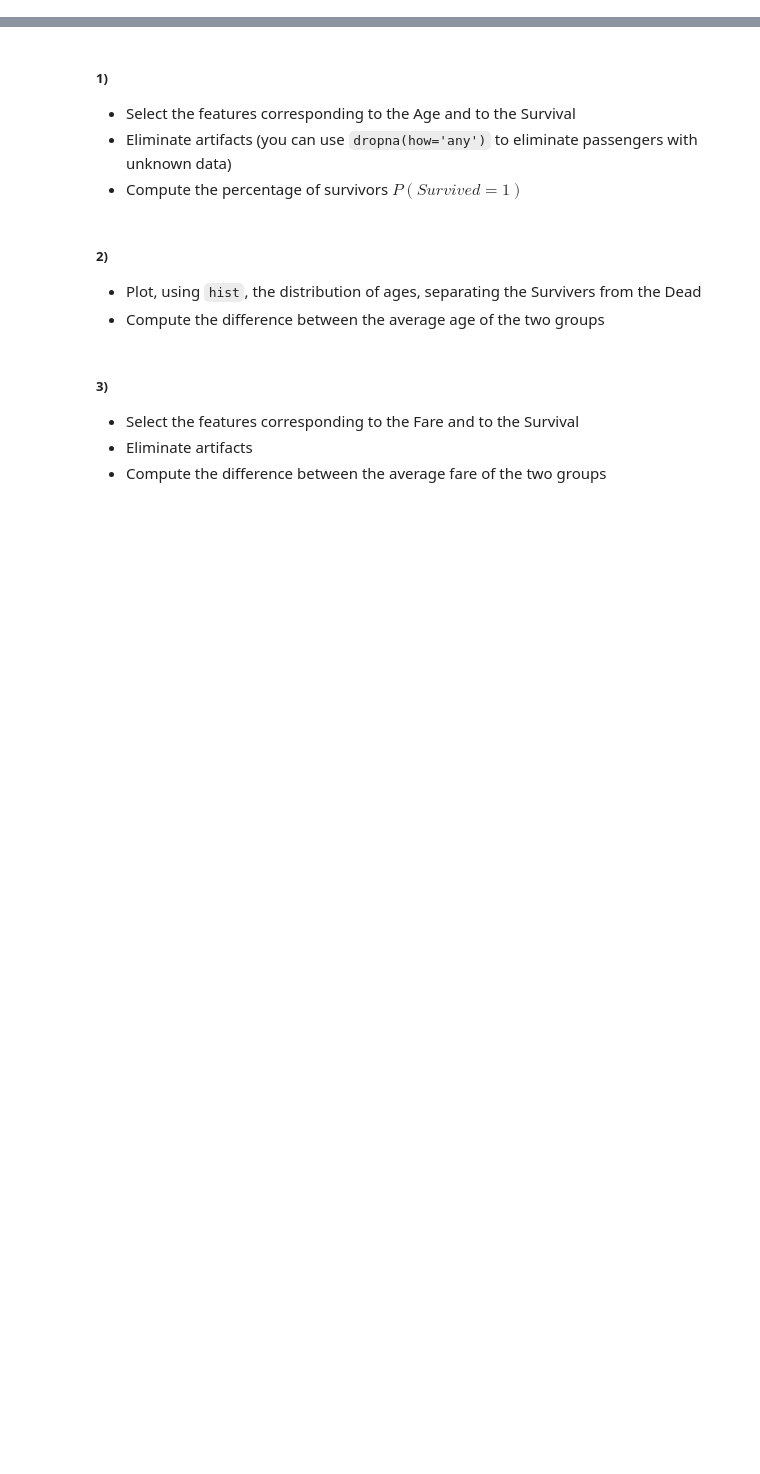
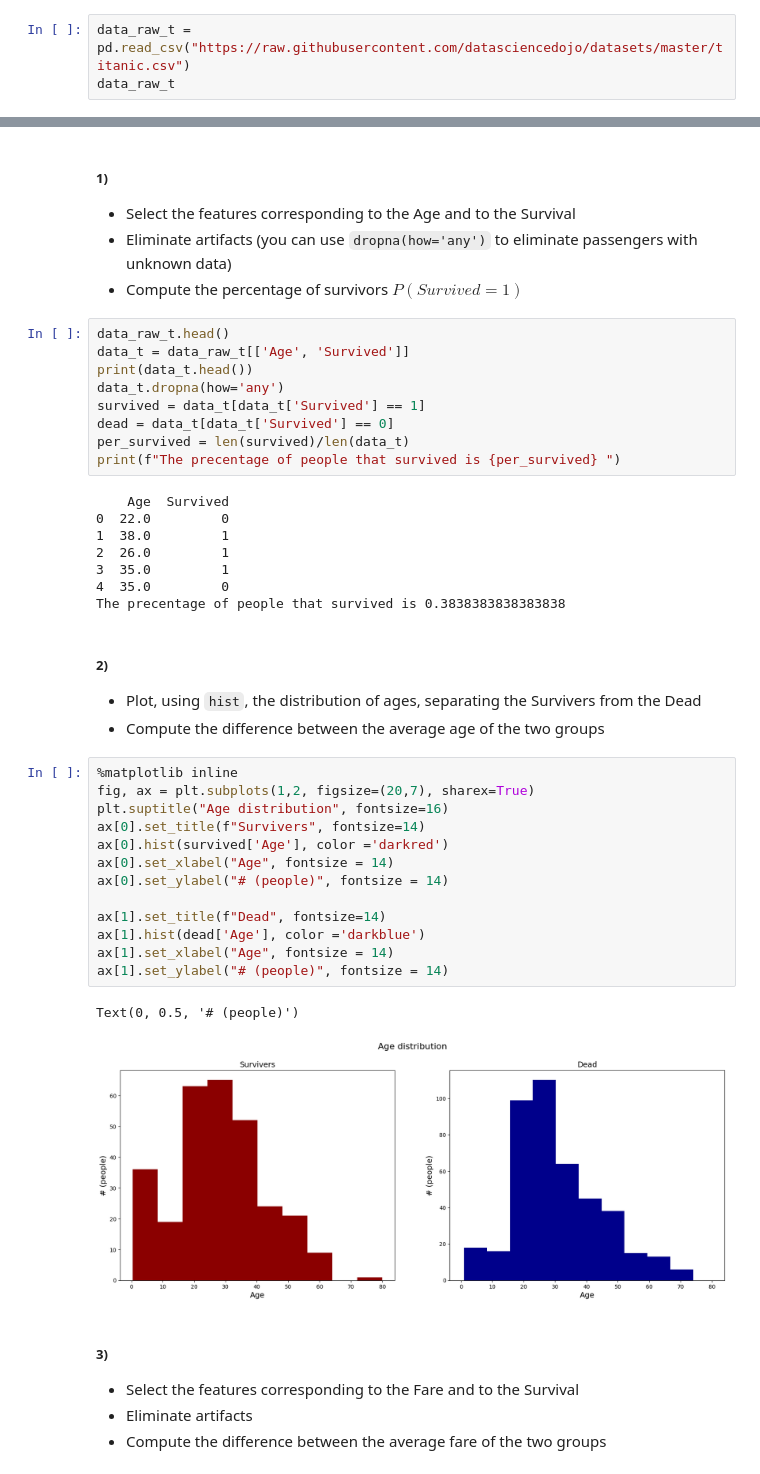
Before and after one commit to IdePHICS/FundamentalLearningEPFL, a Jupyter notebook: TP1/FoIL_ex1_public.ipynb, the cells around one changed output, grey strips where cells are left out. Saved outputs shown, nothing was run; the diff lists cells and outputs as text; blank space fills up the shorter version.

```diff
--- a/TP1/FoIL_ex1_public.ipynb
+++ b/TP1/FoIL_ex1_public.ipynb
@@ -386,3 +371,6 @@ First of all, we need to import the data from the csv file you can find [in this
 
 *   Import the dataset using `pd.read_csv` and visualize the data
 *   How many features are there?
+# %%
+data_raw_t = pd.read_csv("https://raw.githubusercontent.com/datasciencedojo/datasets/master/titanic.csv")
+data_raw_t
@@ -391,11 +395,44 @@ First of all, we need to import the data from the csv file you can find [in this
 *   Select the features corresponding to the Age and to the Survival
 *   Eliminate artifacts (you can use `dropna(how='any')` to eliminate passengers with unknown data)
 *   Compute the percentage of survivors $P(Survived=1)$
+# %%
+data_raw_t.head()
+data_t = data_raw_t[['Age', 'Survived']]
+print(data_t.head())
+data_t.dropna(how='any')
+survived = data_t[data_t['Survived'] == 1]
+dead = data_t[data_t['Survived'] == 0]
+per_survived = len(survived)/len(data_t)
+print(f"The precentage of people that survived is {per_survived} ")
+# %% [output]
+    Age  Survived
+0  22.0         0
+1  38.0         1
+2  26.0         1
+3  35.0         1
+4  35.0         0
+The precentage of people that survived is 0.3838383838383838
 # %% [markdown]
 ##### 2)
 
 *   Plot, using `hist`, the distribution of ages, separating the Survivers from the Dead
 *   Compute the difference between the average age of the two groups
+# %%
+%matplotlib inline
+fig, ax = plt.subplots(1,2, figsize=(20,7), sharex=True)
+plt.suptitle("Age distribution", fontsize=16)
+ax[0].set_title(f"Survivers", fontsize=14)
+ax[0].hist(survived['Age'], color ='darkred')
+ax[0].set_xlabel("Age", fontsize = 14)
+ax[0].set_ylabel("# (people)", fontsize = 14)
+
+ax[1].set_title(f"Dead", fontsize=14)
+ax[1].hist(dead['Age'], color ='darkblue')
+ax[1].set_xlabel("Age", fontsize = 14)
+ax[1].set_ylabel("# (people)", fontsize = 14)
+# %% [output]
+Text(0, 0.5, '# (people)')
+[figure, added]
 # %% [markdown]
 ##### 3)
 *   Select the features corresponding to the Fare and to the Survival
```
Also changed, not shown: parts of 32 cells of this notebook, 1 other file.
